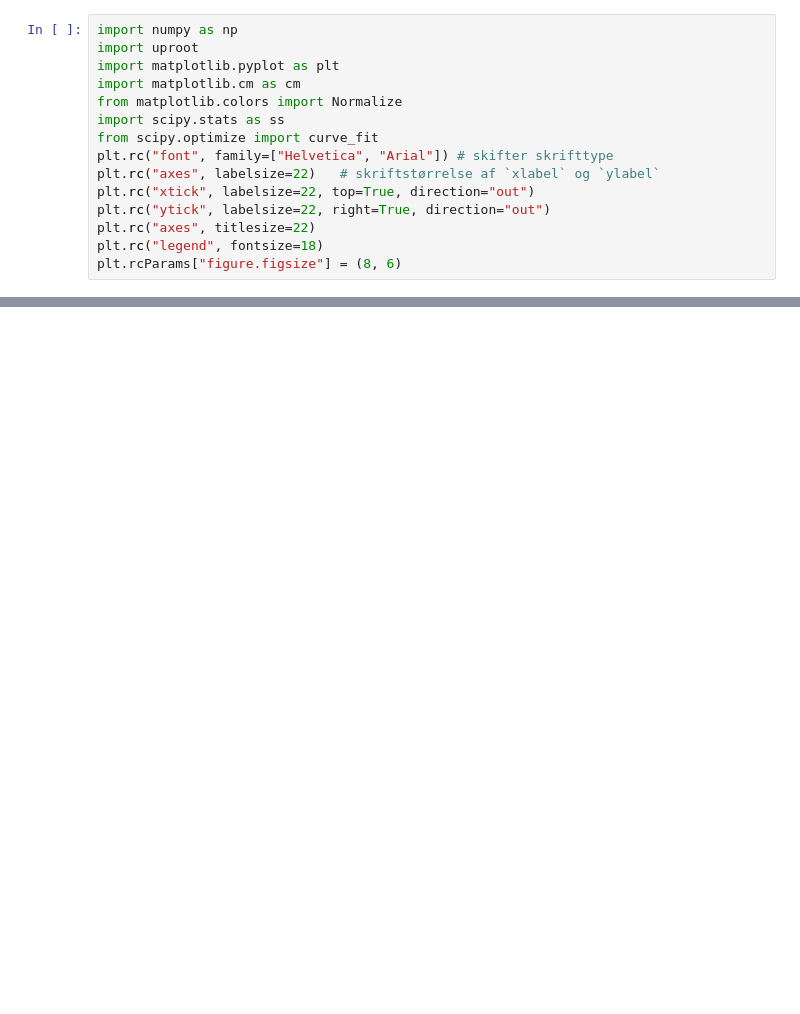
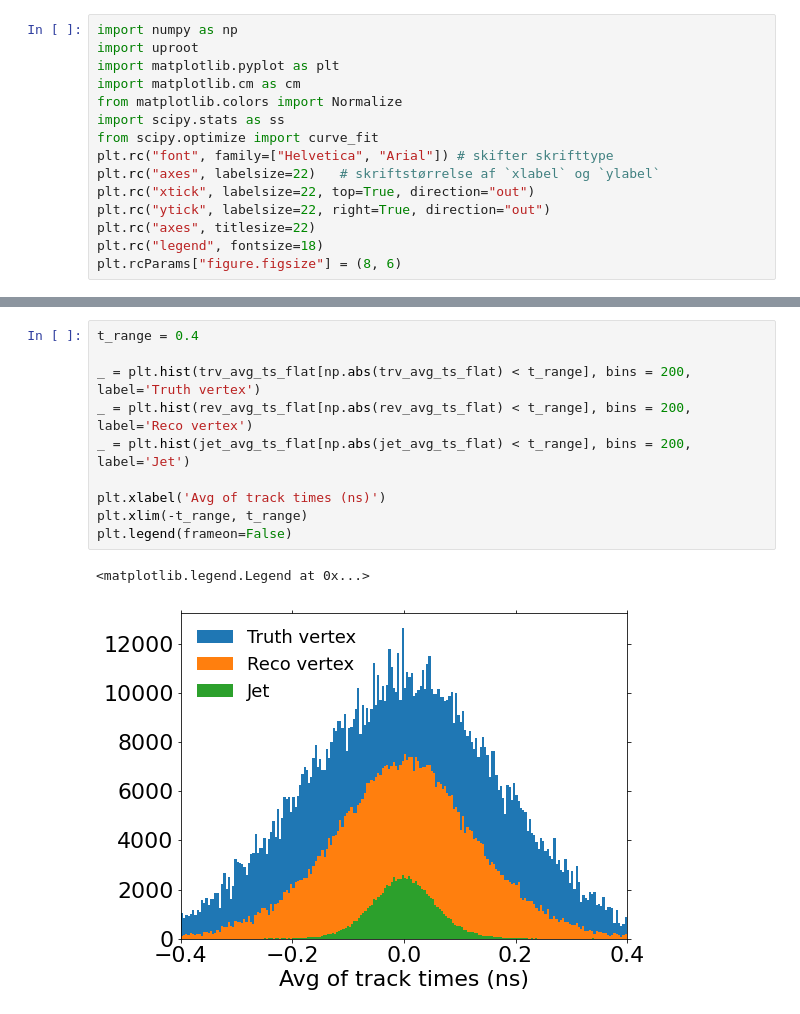
Before and after one commit to ttlindkvist/4DTracking, a Jupyter notebook: ntuples_condor/time.ipynb, the cells around one changed output, grey strips where cells are left out. Drawn from its saved outputs; the diff is of its cells as text; blank space fills up the shorter version.

```diff
--- a/ntuples_condor/time.ipynb
+++ b/ntuples_condor/time.ipynb
@@ -42,0 +119,13 @@ def t_stats_tracks_in_vtxs(vertex_tracks_idx, track_t):
+# %%
+t_range = 0.4
+
+_ = plt.hist(trv_avg_ts_flat[np.abs(trv_avg_ts_flat) < t_range], bins = 200, label='Truth vertex')
+_ = plt.hist(rev_avg_ts_flat[np.abs(rev_avg_ts_flat) < t_range], bins = 200, label='Reco vertex')
+_ = plt.hist(jet_avg_ts_flat[np.abs(jet_avg_ts_flat) < t_range], bins = 200, label='Jet')
+
+plt.xlabel('Avg of track times (ns)')
+plt.xlim(-t_range, t_range)
+plt.legend(frameon=False)
+# %% [output]
+<matplotlib.legend.Legend at 0x...>
+[figure, added]
```
Also changed, not shown: parts of 9 cells of this notebook, 11 other files.
